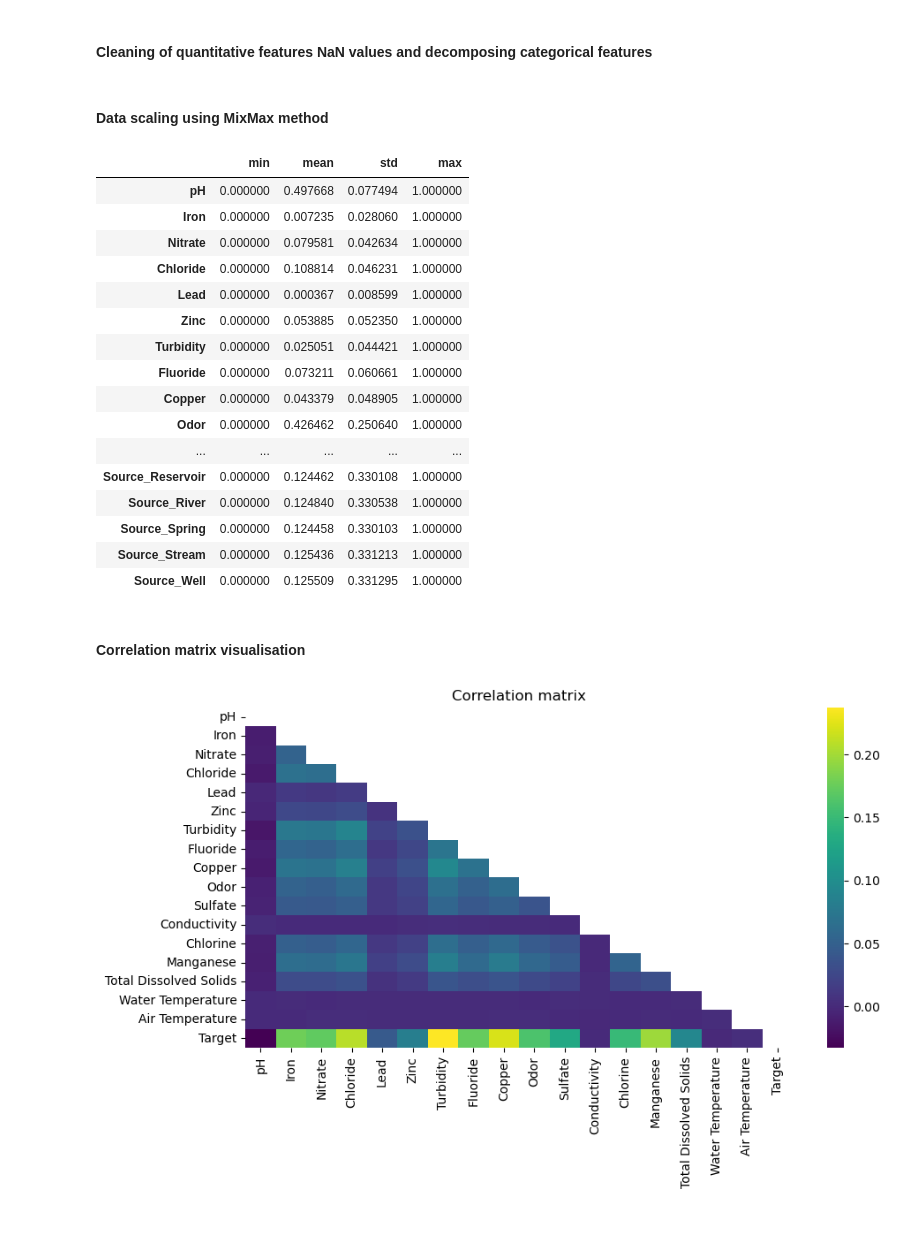
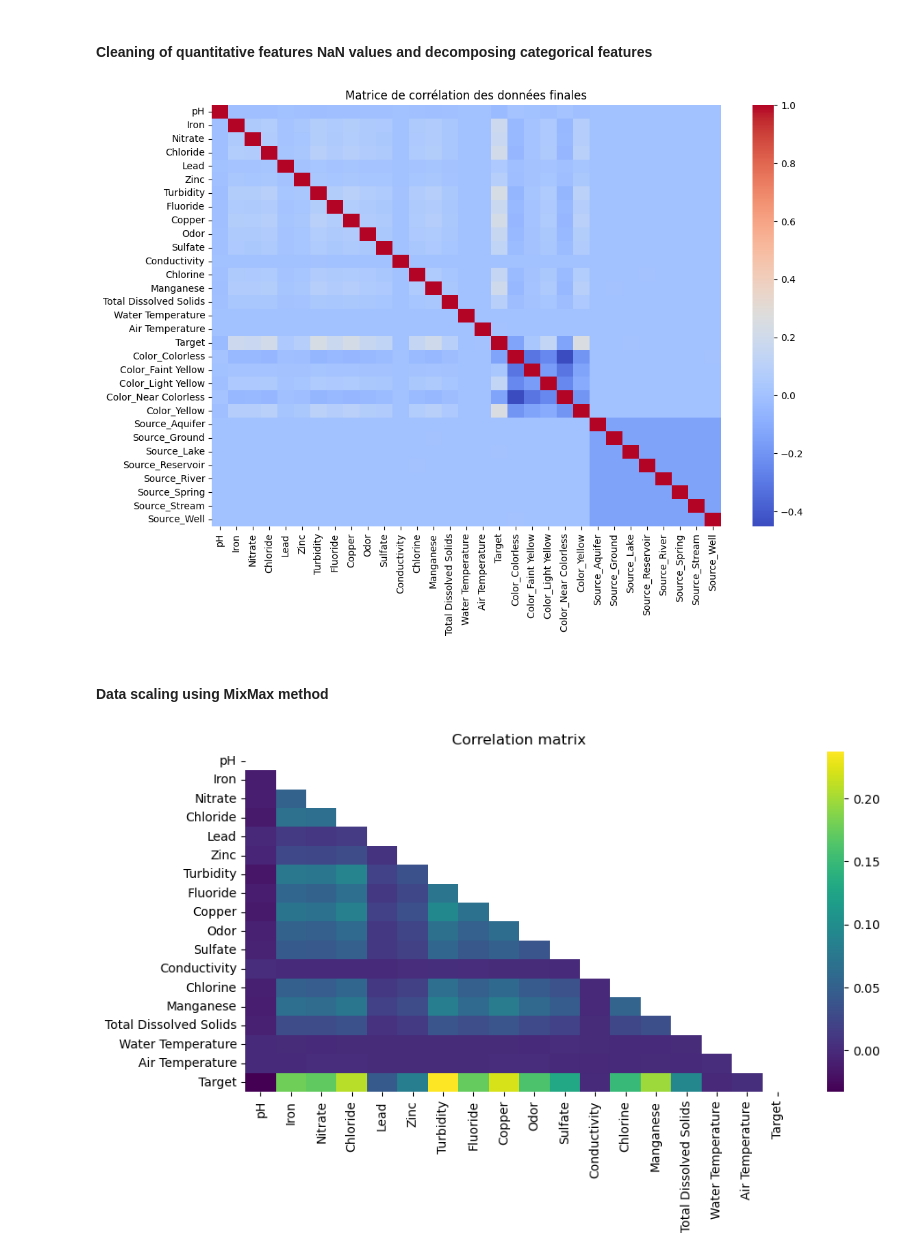
Before and after one commit to manonb42/water-potability, a Jupyter notebook: Code.ipynb, the cells around one changed output. Cells and saved outputs as stored; diff of their text form; code cells hidden in the pictures; blank space fills up the shorter version.

```diff
--- a/Code.ipynb
+++ b/Code.ipynb
@@ -131,61 +131,45 @@ dtype: int64
 # %%
 ####### Quantitative data
 data_num = data.select_dtypes(include=['float64', 'int64']).copy()
-
 
 ####### Qualitative data
 df_cat = data.select_dtypes(include=['object']).copy()
 
 # Vérification qu'il y a bien des colonnes catégoriques
 if not df_cat.empty:
     cat_encoder = OneHotEncoder(sparse_output=False, handle_unknown='ignore')
     df_cat_1hot = cat_encoder.fit_transform(df_cat)
     df_cat_1hot_df = pd.DataFrame(df_cat_1hot, columns=cat_encoder.get_feature_names_out(df_cat.columns))
 
     # Aligner les index des données encodées avec les données numériques
     df_cat_1hot_df.index = data_num.index
 else:
     print("Aucune donnée qualitative à encoder.")
     df_cat_1hot_df = pd.DataFrame()
 
 ###### Quantitative and qualitative data cleaned concatenation
 
 if not df_cat_1hot_df.empty:
     df = pd.concat([data_num, df_cat_1hot_df], axis=1)
 else:
     df = data_num.copy()
 
+# Remplissage des NaN dans les données numériques avec la moyenne
+df.fillna(df.mean(), inplace=True)
+
+# Vérification des NaN après traitement
+print("\nValeurs manquantes après traitement :")
+print(df.isnull().sum())
+
 # Visualisation de la corrélation pour les données finales
 plt.figure(figsize=(12, 8))
 sns.heatmap(df.corr(), annot=False, cmap="coolwarm")
 plt.title("Matrice de corrélation des données finales")
 plt.show()
+# %% [output]
+[figure, added]
 # %% [markdown]
 #### Data scaling using MixMax method
-# %%
-scaler = MinMaxScaler(feature_range=(0, 1))
-data = pd.DataFrame(scaler.fit_transform(df), columns = df.columns)
-data.describe().loc[['min', 'mean', 'std', 'max']].T.style.background_gradient(axis=1)
-# %% [output]
-|  | min | mean | std | max |
-| pH | 0.000000 | 0.497668 | 0.077494 | 1.000000 |
-| Iron | 0.000000 | 0.007235 | 0.028060 | 1.000000 |
-| Nitrate | 0.000000 | 0.079581 | 0.042634 | 1.000000 |
-| Chloride | 0.000000 | 0.108814 | 0.046231 | 1.000000 |
-| Lead | 0.000000 | 0.000367 | 0.008599 | 1.000000 |
-| Zinc | 0.000000 | 0.053885 | 0.052350 | 1.000000 |
-| Turbidity | 0.000000 | 0.025051 | 0.044421 | 1.000000 |
-| Fluoride | 0.000000 | 0.073211 | 0.060661 | 1.000000 |
-| Copper | 0.000000 | 0.043379 | 0.048905 | 1.000000 |
-| Odor | 0.000000 | 0.426462 | 0.250640 | 1.000000 |
-| ... | ... | ... | ... | ... |
-| Source_Reservoir | 0.000000 | 0.124462 | 0.330108 | 1.000000 |
-| Source_River | 0.000000 | 0.124840 | 0.330538 | 1.000000 |
-| Source_Spring | 0.000000 | 0.124458 | 0.330103 | 1.000000 |
-| Source_Stream | 0.000000 | 0.125436 | 0.331213 | 1.000000 |
-| Source_Well | 0.000000 | 0.125509 | 0.331295 | 1.000000 |
-# %% [markdown]
-#### Correlation matrix visualisation
 # %%
 # Vérification des corrélations entre les features (que pour les quanti, pas de sens pour les quali)
 plt.figure(figsize=(10, 5))
```
Also changed, not shown: parts of 1 cell of this notebook.
